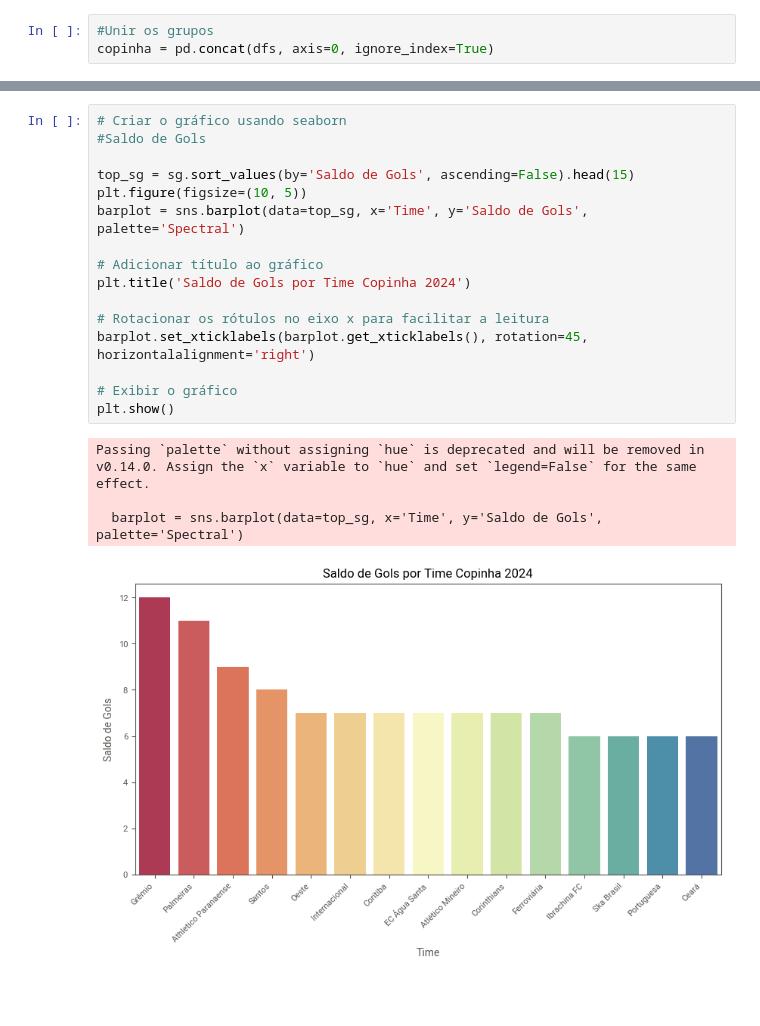
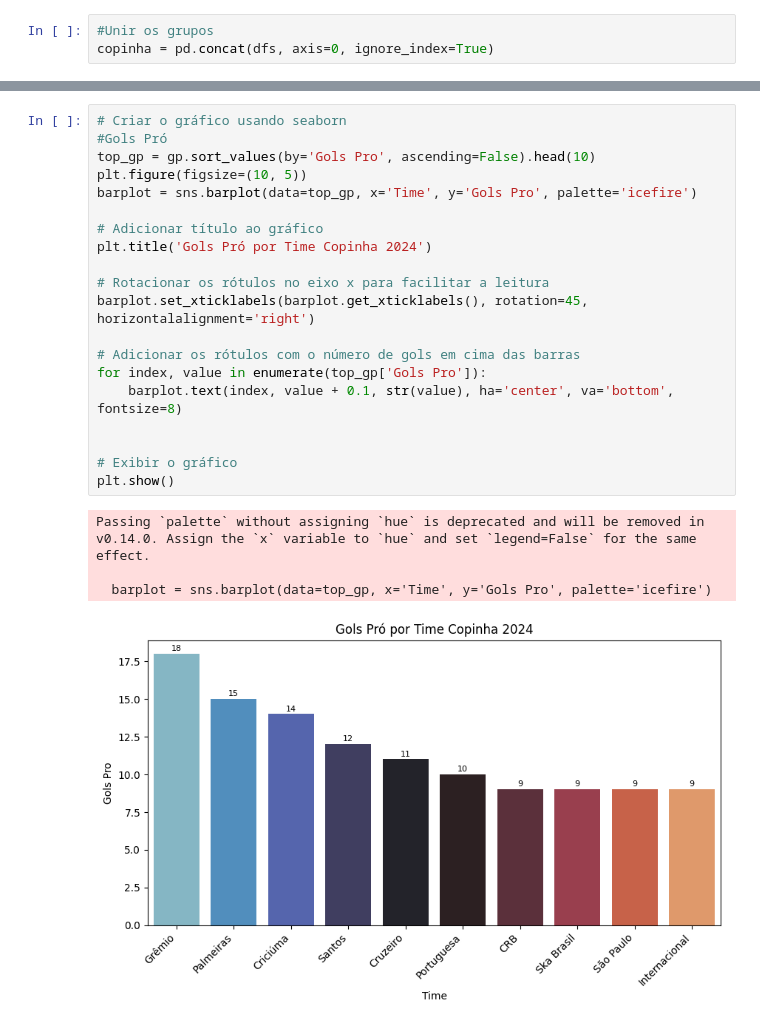
Before and after one commit to leojoker/Tutoriais, a Jupyter notebook: notebooks/copinha.ipynb, the cells around one changed output, grey strips where cells are left out. Saved outputs shown, nothing was run; the diff lists cells and outputs as text; blank space fills up the shorter version.

Commit message:
update_copinha

```diff
--- a/notebooks/copinha.ipynb
+++ b/notebooks/copinha.ipynb
@@ -181,21 +119,25 @@ Passing `palette` without assigning `hue` is deprecated and will be removed in v
-# %%
-# Criar o gráfico usando seaborn
-#Saldo de Gols
-
-top_sg = sg.sort_values(by='Saldo de Gols', ascending=False).head(15)
-plt.figure(figsize=(10, 5))
-barplot = sns.barplot(data=top_sg, x='Time', y='Saldo de Gols', palette='Spectral')
-
-# Adicionar título ao gráfico
-plt.title('Saldo de Gols por Time Copinha 2024')
-
-# Rotacionar os rótulos no eixo x para facilitar a leitura
-barplot.set_xticklabels(barplot.get_xticklabels(), rotation=45, horizontalalignment='right')
-
-# Exibir o gráfico
-plt.show()
-# %% [output]
-Passing `palette` without assigning `hue` is deprecated and will be removed in v0.14.0. Assign the `x` variable to `hue` and set `legend=False` for the same effect.
-
-  barplot = sns.barplot(data=top_sg, x='Time', y='Saldo de Gols', palette='Spectral')
-[figure, removed]
+# %%
+# Criar o gráfico usando seaborn
+#Gols Pró
+top_gp = gp.sort_values(by='Gols Pro', ascending=False).head(10)
+plt.figure(figsize=(10, 5))
+barplot = sns.barplot(data=top_gp, x='Time', y='Gols Pro', palette='icefire')
+
+# Adicionar título ao gráfico
+plt.title('Gols Pró por Time Copinha 2024')
+
+# Rotacionar os rótulos no eixo x para facilitar a leitura
+barplot.set_xticklabels(barplot.get_xticklabels(), rotation=45, horizontalalignment='right')
+
+# Adicionar os rótulos com o número de gols em cima das barras
+for index, value in enumerate(top_gp['Gols Pro']):
+    barplot.text(index, value + 0.1, str(value), ha='center', va='bottom', fontsize=8)
+
+
+# Exibir o gráfico
+plt.show()
+# %% [output]
+Passing `palette` without assigning `hue` is deprecated and will be removed in v0.14.0. Assign the `x` variable to `hue` and set `legend=False` for the same effect.
+
+  barplot = sns.barplot(data=top_gp, x='Time', y='Gols Pro', palette='icefire')
+[figure, added]
```
Also changed, not shown: parts of 140 cells of this notebook.
